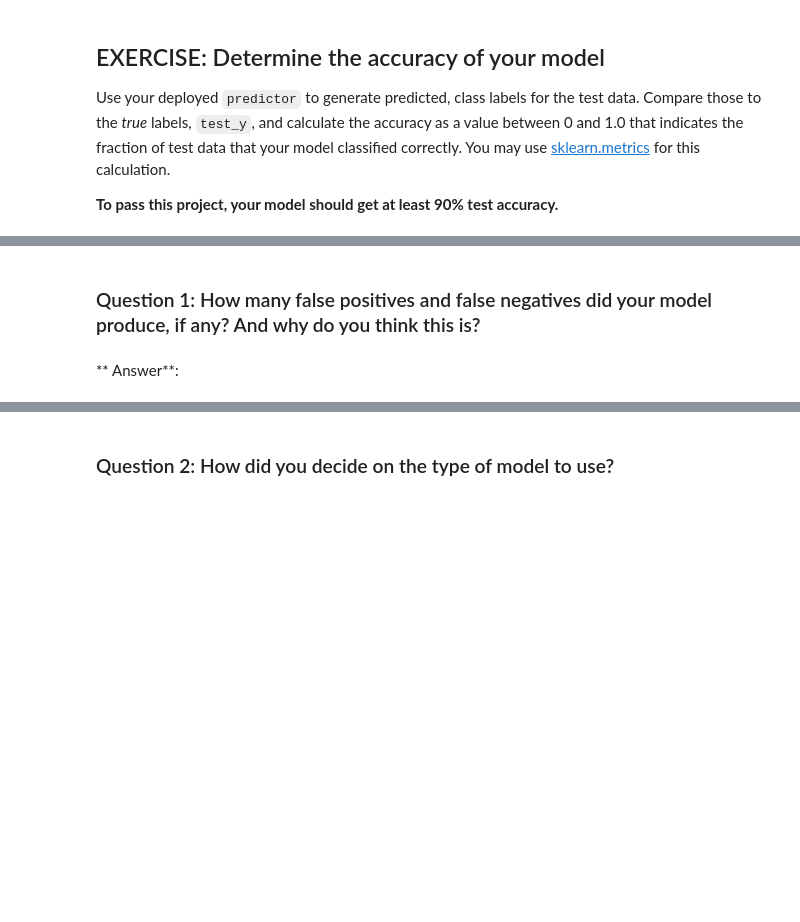
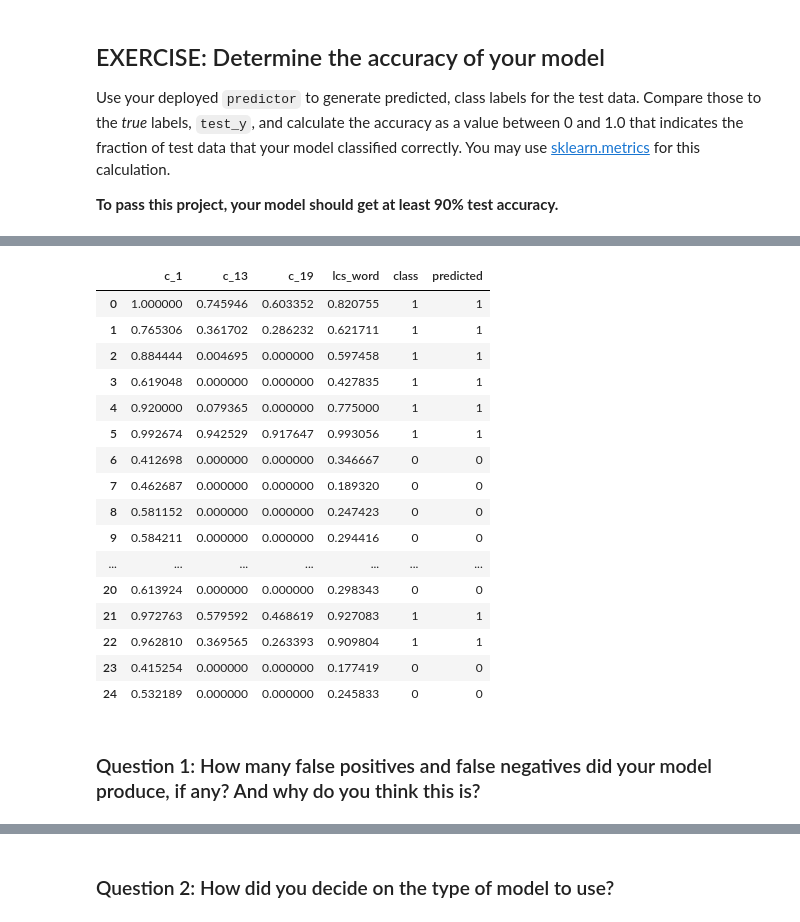
Before and after one commit to jkielbaey/mlnd-plagiarism-detection, a Jupyter notebook: 3_Training_a_Model.ipynb, the cells around one changed output, grey strips where cells are left out. Drawn from its saved outputs; the diff is of its cells as text; code cells hidden in the pictures; blank space fills up the shorter version.

Commit message:
Complete model and project

```diff
--- a/3_Training_a_Model.ipynb
+++ b/3_Training_a_Model.ipynb
@@ -271,3 +308,19 @@ from sagemaker.pytorch import PyTorch
+# %%
+from sagemaker.sklearn.estimator import SKLearn
+
+# pass defaults from sklearn documentation.
+hyperparameters = {
+    'kernel': 'rbf',
+    'c': 1.0
+}
+
+estimator = SKLearn(entry_point='train.py',
+                    source_dir='source_sklearn',
+                    role=role,
+                    sagemaker_session=sagemaker_session,
+                    train_instance_count=1,
+                    train_instance_type='ml.m4.xlarge',
+                    hyperparameters=hyperparameters)
 # %% [markdown]
 ## EXERCISE: Train the estimator
 
@@ -276,3 +329,4 @@ Train your estimator on the training data stored in S3. This should create a tra
 %%time
 
 # Train your estimator on S3 training data
+estimator.fit({'train': train_path})
@@ -289,9 +361,6 @@ Note: If you run into an instance error, it may be because you chose the wrong t
 # %%
 %%time
 
-# uncomment, if needed
-# from sagemaker.pytorch import PyTorchModel
-
-
 # deploy your model to create a predictor
-predictor = None
+predictor = estimator.deploy(instance_type='ml.t2.medium',
+                             initial_instance_count=1)
@@ -322,7 +394,7 @@ Use your deployed `predictor` to generate predicted, class labels for the test d
 **To pass this project, your model should get at least 90% test accuracy.**
 # %%
 # First: generate predicted, class labels
-test_y_preds = None
+test_y_preds = predictor.predict(test_x)
 
 
 """
@@ -346,4 +449,24 @@ print(test_y.values)
+# %%
+df = pd.concat([pd.DataFrame(test_x), pd.DataFrame(test_y), pd.DataFrame(test_y_preds)], axis=1)
+df.columns=['c_1', 'c_13', 'c_19', 'lcs_word', 'class', 'predicted']
+df
+# %% [output]
+|  | c_1 | c_13 | c_19 | lcs_word | class | predicted |
+| 0 | 1.000000 | 0.745946 | 0.603352 | 0.820755 | 1 | 1 |
+| 1 | 0.765306 | 0.361702 | 0.286232 | 0.621711 | 1 | 1 |
+| 2 | 0.884444 | 0.004695 | 0.000000 | 0.597458 | 1 | 1 |
+| 3 | 0.619048 | 0.000000 | 0.000000 | 0.427835 | 1 | 1 |
+| 4 | 0.920000 | 0.079365 | 0.000000 | 0.775000 | 1 | 1 |
+| 5 | 0.992674 | 0.942529 | 0.917647 | 0.993056 | 1 | 1 |
+| 6 | 0.412698 | 0.000000 | 0.000000 | 0.346667 | 0 | 0 |
+| 7 | 0.462687 | 0.000000 | 0.000000 | 0.189320 | 0 | 0 |
+| 8 | 0.581152 | 0.000000 | 0.000000 | 0.247423 | 0 | 0 |
+| 9 | 0.584211 | 0.000000 | 0.000000 | 0.294416 | 0 | 0 |
+| ... | ... | ... | ... | ... | ... | ... |
+| 20 | 0.613924 | 0.000000 | 0.000000 | 0.298343 | 0 | 0 |
+| 21 | 0.972763 | 0.579592 | 0.468619 | 0.927083 | 1 | 1 |
+| 22 | 0.962810 | 0.369565 | 0.263393 | 0.909804 | 1 | 1 |
+| 23 | 0.415254 | 0.000000 | 0.000000 | 0.177419 | 0 | 0 |
+| 24 | 0.532189 | 0.000000 | 0.000000 | 0.245833 | 0 | 0 |
 # %% [markdown]
 ### Question 1: How many false positives and false negatives did your model produce, if any? And why do you think this is?
-# %% [markdown]
-** Answer**:
```
Also changed, not shown: parts of 25 cells of this notebook, 1 other file.
